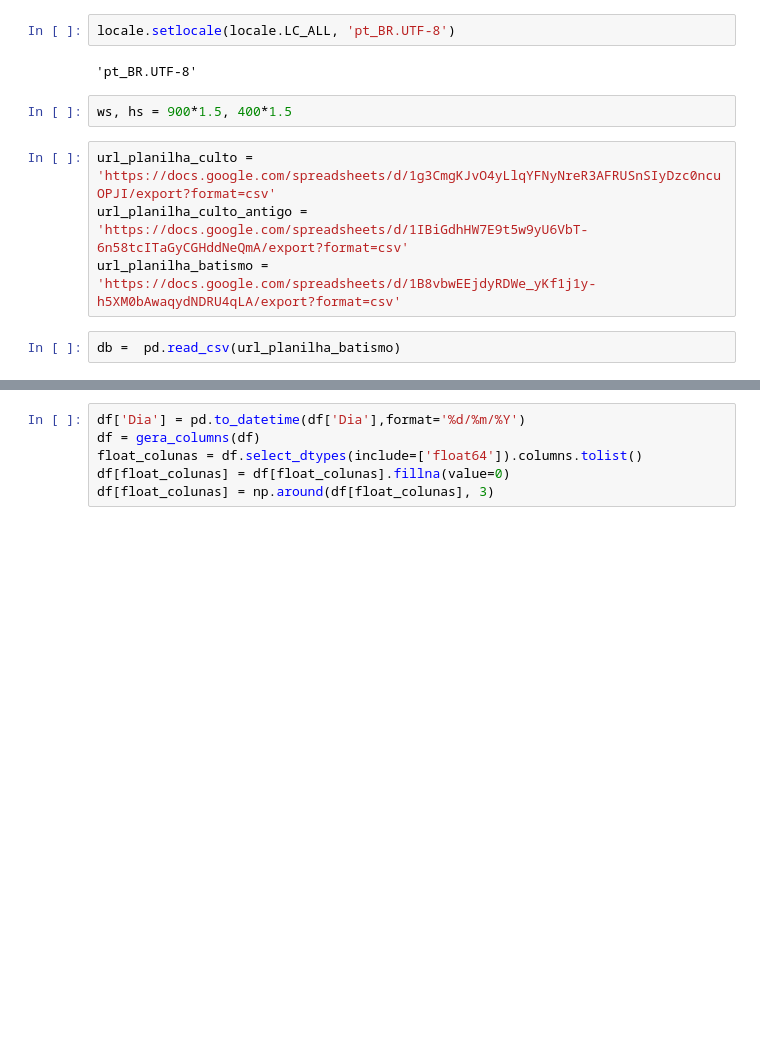
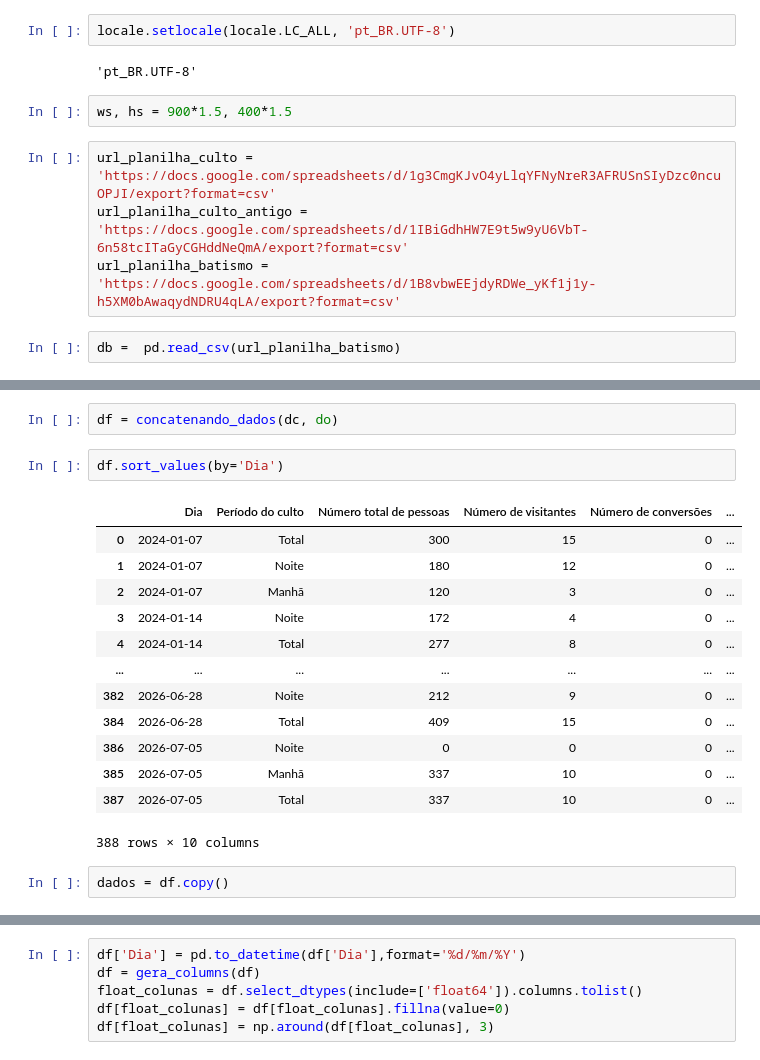
Before and after one commit to Daiha-Helder/viva-dash, a Jupyter notebook: lab.ipynb, the cells around one changed output, grey strips where cells are left out. Saved outputs shown, nothing was run; the diff lists cells and outputs as text; blank space fills up the shorter version.

```diff
--- a/lab.ipynb
+++ b/lab.ipynb
@@ -38,0 +89,20 @@ df = concatenando_dados(dc, do)
+# %%
+df = concatenando_dados(dc, do)
+# %%
+df.sort_values(by='Dia')
+# %% [output]
+|  | Dia | Período do culto | Número total de pessoas | Número de visitantes | Número de conversões | ... |
+| 0 | 2024-01-07 | Total | 300 | 15 | 0 | ... |
+| 1 | 2024-01-07 | Noite | 180 | 12 | 0 | ... |
+| 2 | 2024-01-07 | Manhã | 120 | 3 | 0 | ... |
+| 3 | 2024-01-14 | Noite | 172 | 4 | 0 | ... |
+| 4 | 2024-01-14 | Total | 277 | 8 | 0 | ... |
+| ... | ... | ... | ... | ... | ... | ... |
+| 382 | 2026-06-28 | Noite | 212 | 9 | 0 | ... |
+| 384 | 2026-06-28 | Total | 409 | 15 | 0 | ... |
+| 386 | 2026-07-05 | Noite | 0 | 0 | 0 | ... |
+| 385 | 2026-07-05 | Manhã | 337 | 10 | 0 | ... |
+| 387 | 2026-07-05 | Total | 337 | 10 | 0 | ... |
+388 rows × 10 columns
+# %%
+dados = df.copy()
```
Also changed, not shown: parts of 27 cells of this notebook, 4 other files.
